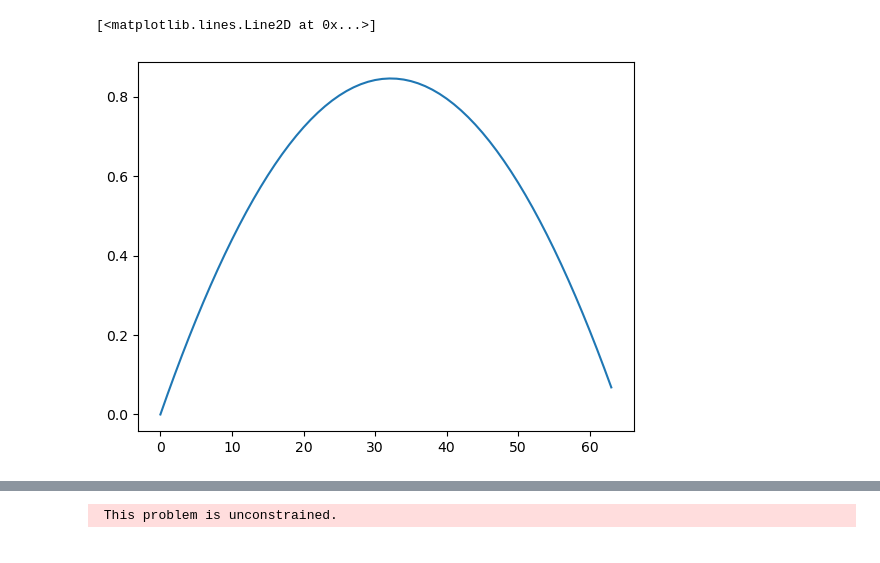
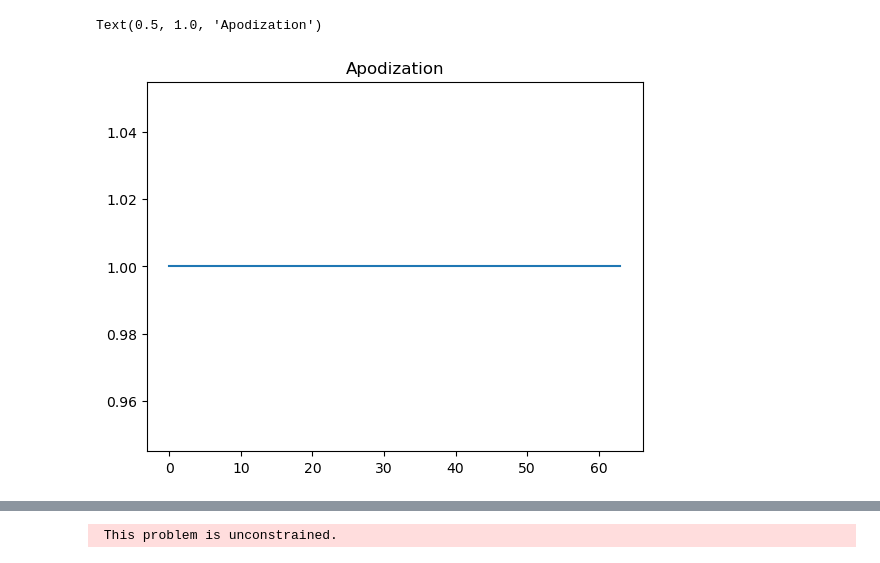
Before and after one commit to creatis-ULTIM/PyMUST, a Jupyter notebook: examples/testGPU.ipynb, the cells around one changed output, grey strips where cells are left out. Cells and saved outputs as stored; diff of their text form; code cells hidden in the pictures.

```diff
--- a/examples/testGPU.ipynb
+++ b/examples/testGPU.ipynb
@@ -1111,7 +1191,9 @@ plt.imshow(P1.detach().numpy())
 # %%
 txdelay2 = pymust.txdelayFocused(param, X[100, 50], Z[100, 50])
-plt.plot(txdelay2.flatten()*1e6)
-# %% [output]
-[<matplotlib.lines.Line2D at 0x...>]
-[figure, removed]
+# %%
+plt.plot(txapod.flatten())
+plt.title('Apodization')
+# %% [output]
+Text(0.5, 1.0, 'Apodization')
+[figure, added]
 # %%
```
Also changed, not shown: parts of 21 cells of this notebook, 4 other files.
